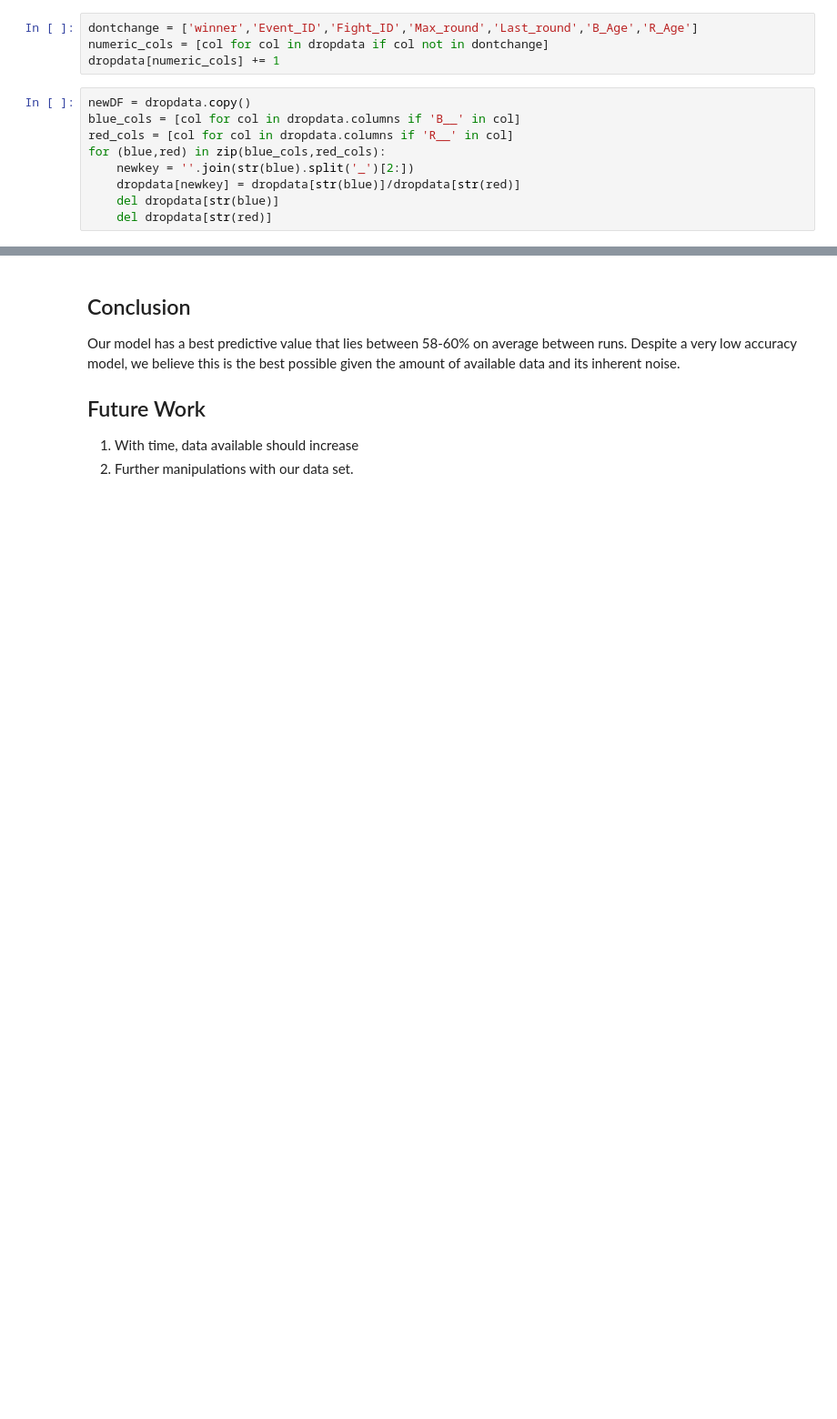
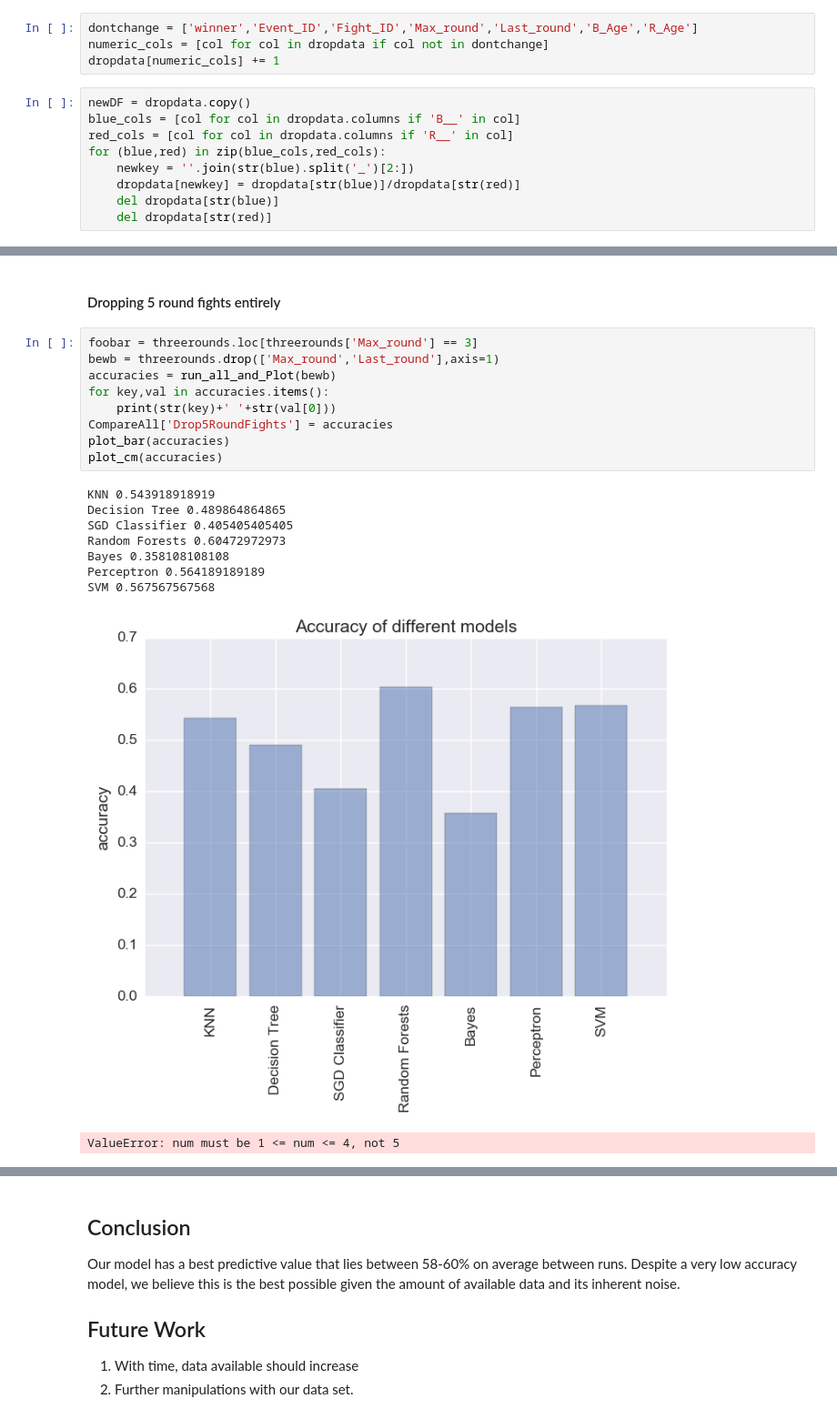
Before and after one commit to CalmDownKarm/fantastic-garbanzo, a Jupyter notebook: UFCModel.ipynb, the cells around one changed output, grey strips where cells are left out. Shown at 91% size. Saved outputs shown, nothing was run; the diff lists cells and outputs as text; blank space fills up the shorter version.

```diff
--- a/UFCModel.ipynb
+++ b/UFCModel.ipynb
@@ -390,0 +412,21 @@ SVM 0.415540540541
+# %% [markdown]
+#### Dropping 5 round fights entirely
+# %%
+foobar = threerounds.loc[threerounds['Max_round'] == 3]
+bewb = threerounds.drop(['Max_round','Last_round'],axis=1)
+accuracies = run_all_and_Plot(bewb)
+for key,val in accuracies.items():
+    print(str(key)+' '+str(val[0]))
+CompareAll['Drop5RoundFights'] = accuracies
+plot_bar(accuracies)
+plot_cm(accuracies)
+# %% [output]
+KNN 0.543918918919
+Decision Tree 0.489864864865
+SGD Classifier 0.405405405405
+Random Forests 0.60472972973
+Bayes 0.358108108108
+Perceptron 0.564189189189
+SVM 0.567567567568
+[figure, added]
+ValueError: num must be 1 <= num <= 4, not 5
```
Also changed, not shown: parts of 13 cells of this notebook.
